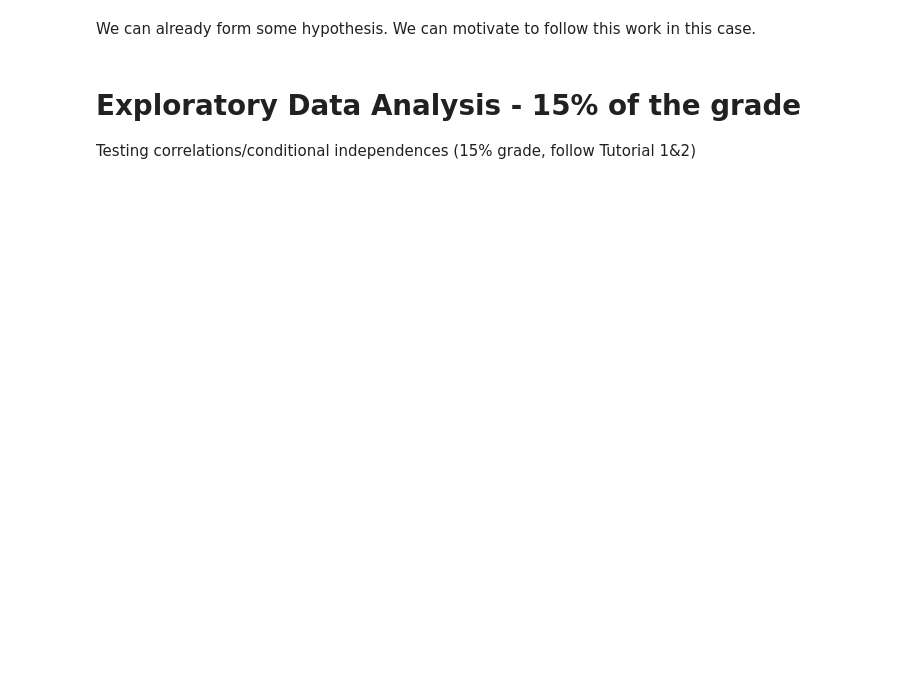
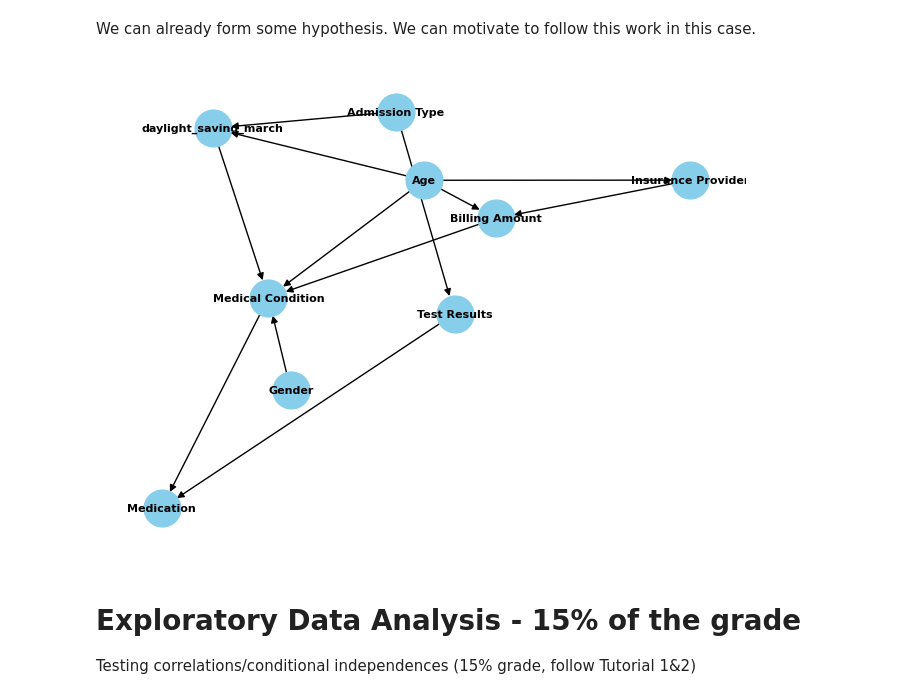
Before and after one commit to AnneLouisedb/Causality_Eurostat, a Jupyter notebook: heart_attack/daylight_saving_on_heart_attack.ipynb, the cells around one changed output. Cells and saved outputs as stored; diff of their text form; code cells hidden in the pictures; blank space fills up the shorter version.

```diff
--- a/heart_attack/daylight_saving_on_heart_attack.ipynb
+++ b/heart_attack/daylight_saving_on_heart_attack.ipynb
@@ -79,34 +142,36 @@ for col_name in filtered_df.columns:
 # %% [markdown]
 We can already form some hypothesis. We can motivate to follow this work in this case.
 # %%
-variables = ['Age', 'Gender', 'Medical Condition',
+graph_variables = ['Age', 'Gender', 'Medical Condition',
              'Insurance Provider', 'Billing Amount', 'Admission Type',
              'Medication', 'Test Results', 'daylight_saving_march']
 
 G = nx.DiGraph()
-G.add_nodes_from(variables)
+G.add_nodes_from(graph_variables)
 
 edges = [
     ('daylight_saving_march', 'Medical Condition'),
     ('Age', 'Medical Condition'),
     ('Age', 'daylight_saving_march'),
     ('Gender', 'Medical Condition'),
     ('Admission Type', 'daylight_saving_march'),
     ('Medical Condition', 'Medication'),
     ('Age', 'Insurance Provider'),
     ('Admission Type', 'Test Results'),
     ('Billing Amount', 'Medical Condition'),
     ('Age', 'Billing Amount'),
     ('Insurance Provider', 'Billing Amount'),
     ('Test Results', 'Medication')
 ]
 
 G.add_edges_from(edges)
 
 pos = nx.spring_layout(G)
 nx.draw(G, pos, with_labels=True, font_size=8, node_size=700, node_color='skyblue', font_color='black', font_weight='bold', arrowsize=10)
 
 plt.show()
+# %% [output]
+[figure, added]
 # %% [markdown]
 # Exploratory Data Analysis - 15% of the grade
 
```
Also changed, not shown: parts of 11 cells of this notebook, 1 other file.
